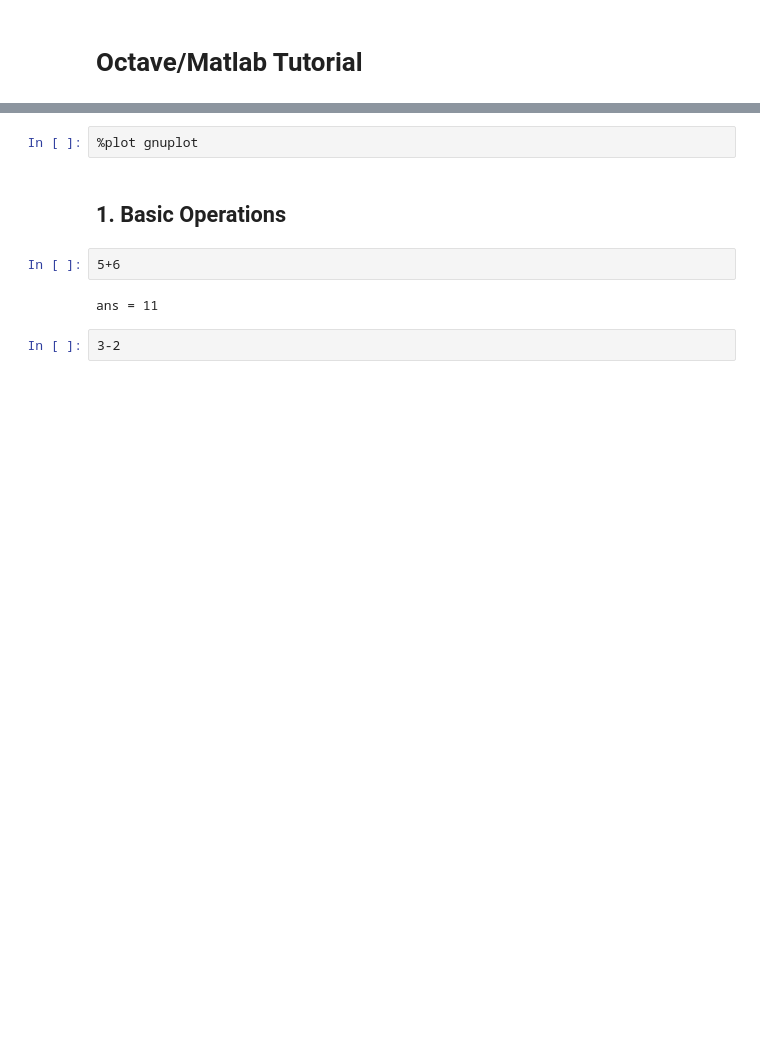
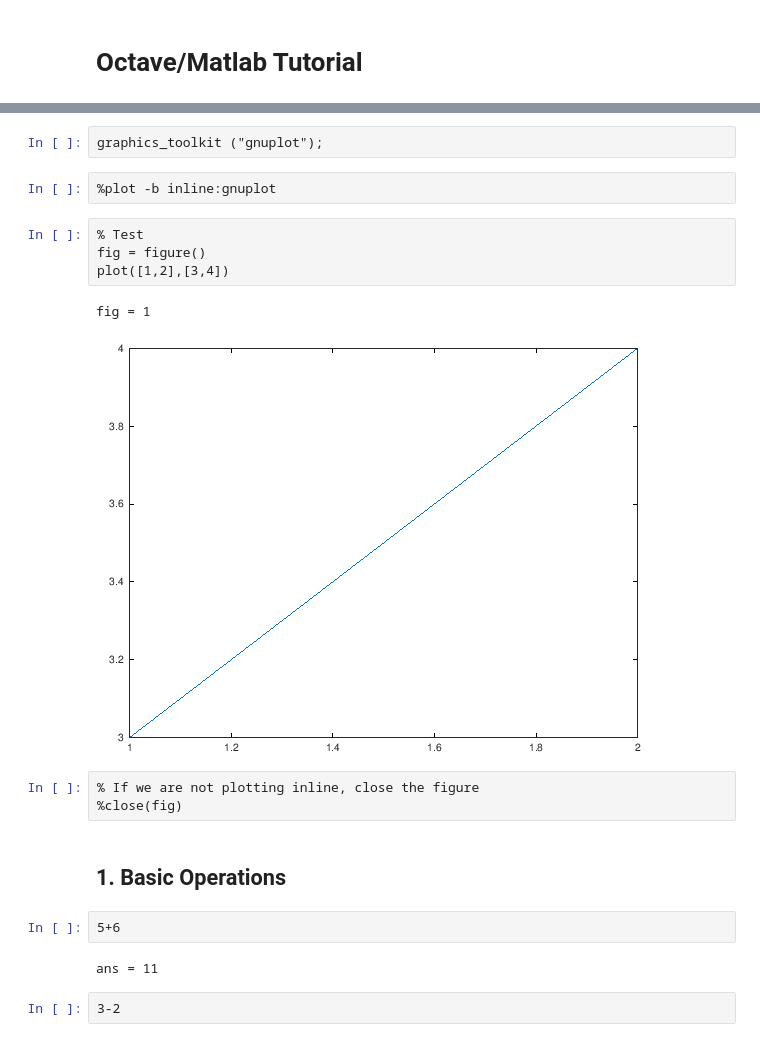
Before and after one commit to mxagar/machine_learning_coursera, a Jupyter notebook: 01_LinearRegression/01_1_Octave_Tutorial.ipynb, the cells around one changed output, grey strips where cells are left out. Cells and saved outputs as stored; diff of their text form; blank space fills up the shorter version.

```diff
--- a/01_LinearRegression/01_1_Octave_Tutorial.ipynb
+++ b/01_LinearRegression/01_1_Octave_Tutorial.ipynb
@@ -16,5 +42,17 @@ It seems I need to add (and execute) this line in order to be able to plot withi
+# %%
+graphics_toolkit ("gnuplot");
 # %%
-%plot gnuplot
+%plot -b inline:gnuplot
+# %%
+% Test
+fig = figure()
+plot([1,2],[3,4])
+# %% [output]
+fig = 1
+[figure, added]
+# %%
+% If we are not plotting inline, close the figure
+%close(fig)
 # %% [markdown]
 ## 1. Basic Operations
 # %%
```
Also changed, not shown: parts of 51 cells of this notebook.
